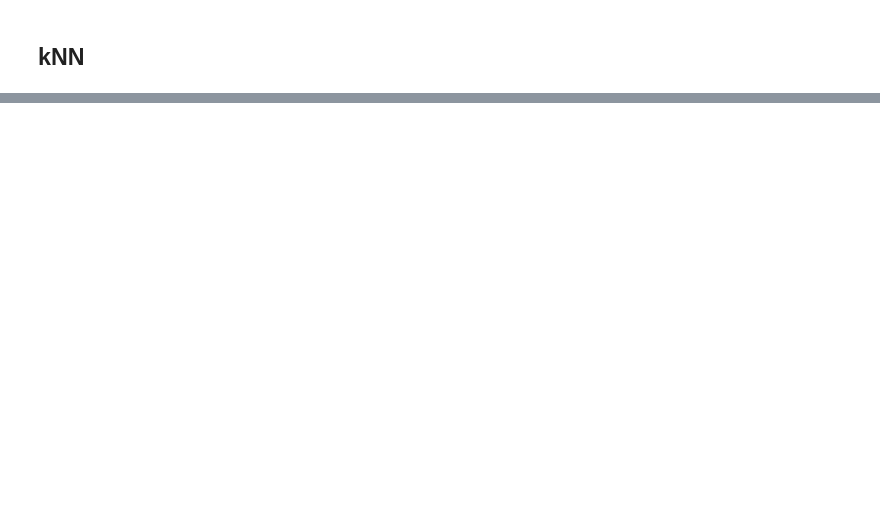
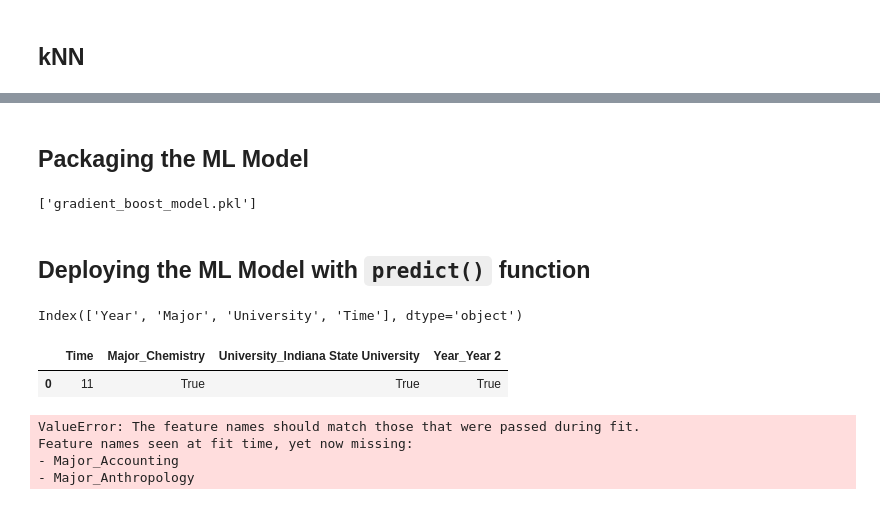
Before and after one commit to louis-kiyus/Xtern-23-food-truck, a Jupyter notebook: food-truck-predict.ipynb, the cells around one changed output, grey strips where cells are left out. Cells and saved outputs as stored; diff of their text form; code cells hidden in the pictures; blank space fills up the shorter version.

```diff
--- a/food-truck-predict.ipynb
+++ b/food-truck-predict.ipynb
@@ -82,0 +195,11 @@ Accuracy: 0.65
+# %%
+import xgboost as xgb
+X = content.drop(columns=['Order'])
+y = label_encoder.fit_transform(content['Order'])
+X = pd.get_dummies(X, columns=['Major', 'University'])
+label_encoder = LabelEncoder()
+X['Year'] = label_encoder.fit_transform(X['Year'])
+X_train, X_test, y_train, y_test = train_test_split(X, y, test_size=0.2, random_state=13)
+
+model = xgb.XGBClassifier(objective='multi:softmax', num_class=len(set(content['Order'])), max_depth=4, n_estimators=100, learning_rate=0.1, random_state=13)
+model.fit(X_train, y_train)
@@ -82,0 +229,35 @@ Accuracy: 0.65
+# %% [markdown]
+## Packaging the ML Model
+# %%
+import joblib
+joblib.dump(gradient_model, 'gradient_boost_model.pkl')
+# %% [output]
+['gradient_boost_model.pkl']
+# %% [markdown]
+## Deploying the ML Model with `predict()` function
+# %%
+def predict(new_data):
+    model = joblib.load('gradient_boost_model.pkl')
+    # We need to restore the one-hot encoding; there's probably a better way to do this
+
+    new_data = pd.get_dummies(new_data, columns=['Major', 'University', 'Year'])
+    display(new_data)
+    return model.predict(new_data)
+# %%
+import pandas as pd
+data = pd.DataFrame({
+    'Year': ['Year 2'],
+    'Major': ['Chemistry'],
+    'University': ['Indiana State University'],
+    'Time': [11]
+})
+print(data.columns)
+predict(data)
+# %% [output]
+Index(['Year', 'Major', 'University', 'Time'], dtype='object')
+|  | Time | Major_Chemistry | University_Indiana State University | Year_Year 2 |
+| 0 | 11 | True | True | True |
+ValueError: The feature names should match those that were passed during fit.
+Feature names seen at fit time, yet now missing:
+- Major_Accounting
+- Major_Anthropology
```
Also changed, not shown: parts of 11 cells of this notebook.
